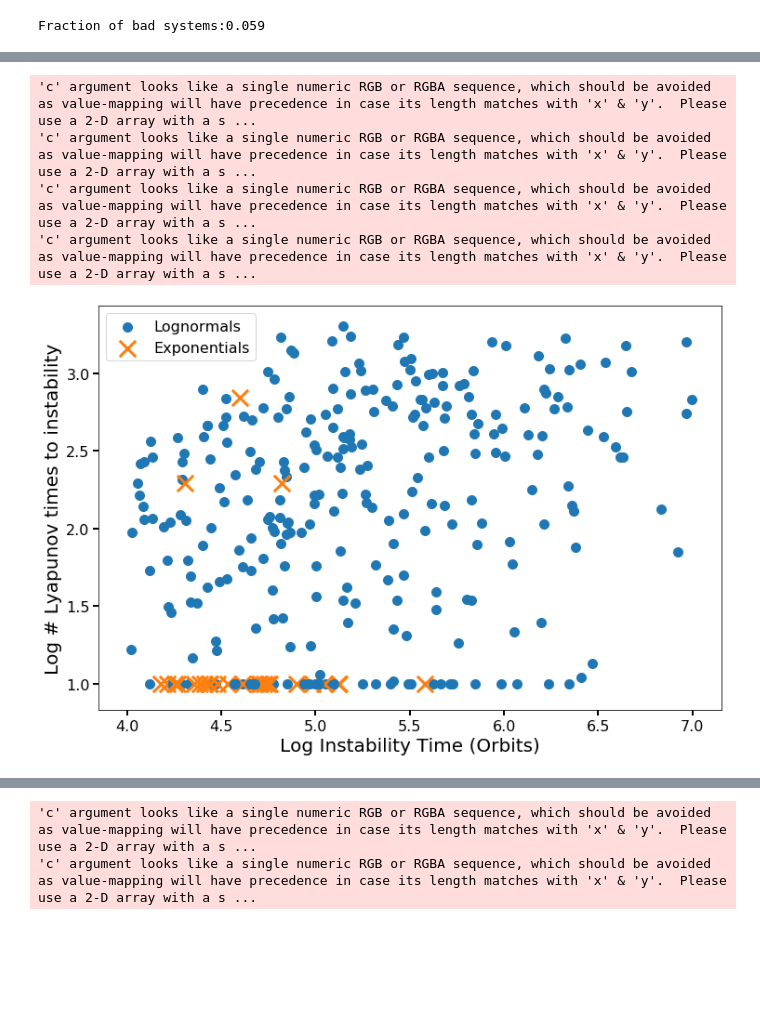
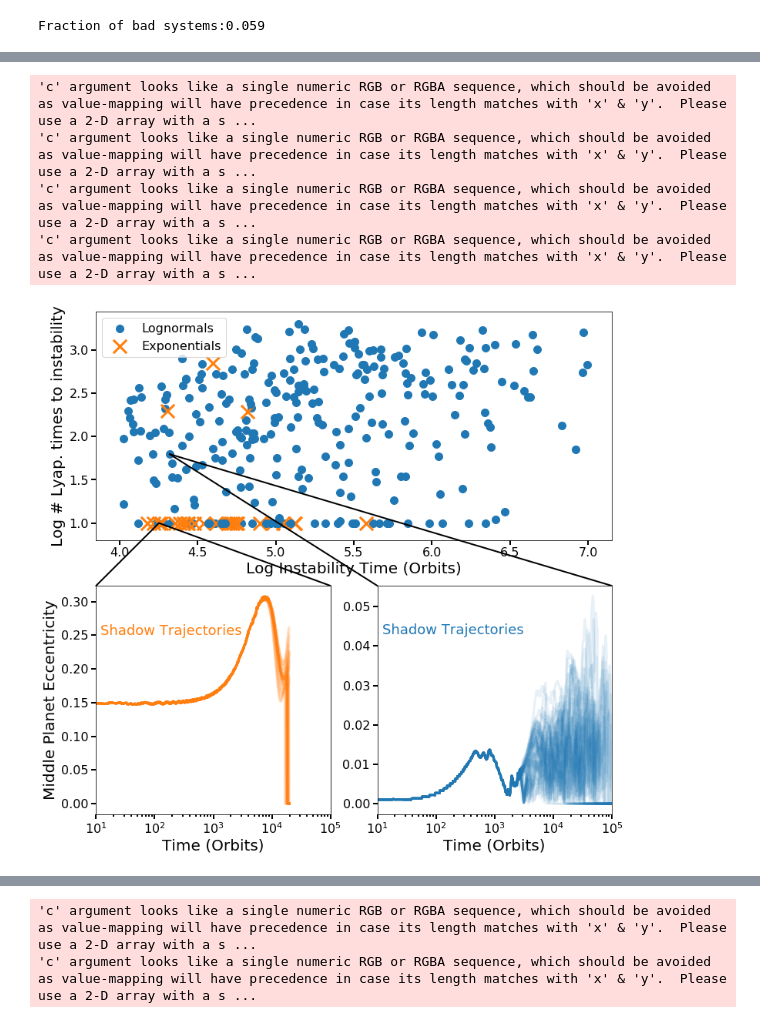
Before and after one commit to Naireen/StabilitySetImage, a Jupyter notebook: Analysis/fig2.ipynb, the cells around one changed output, grey strips where cells are left out. Saved outputs shown, nothing was run; the diff lists cells and outputs as text; code cells hidden in the pictures; blank space fills up the shorter version.

```diff
--- a/Analysis/SeparateExponentialsFromLognormals.ipynb
+++ b/Analysis/fig2.ipynb
@@ -60,0 +98,8 @@ Fraction of bad systems:0.059
+# %%
+%%time
+Nshadows = 50
+exp = 60
+lognorm = 14
+
+timesexp, eexp = es(60, Nshadows=Nshadows, tmax=2.e4)
+timeslognorm, elognorm = es(14, Nshadows=Nshadows, tmax=1.e5)
@@ -61,17 +109,51 @@ Fraction of bad systems:0.059
+# %%
+expsample = dfres[dfres['ID']==exp]
+lognormsample = dfres[dfres['ID']==lognorm]
 # %%
-fig, ax = plt.subplots(figsize=(12,8))
+fig = plt.figure(figsize=(12,12))
+gs = gridspec.GridSpec(2, 2, figure=fig)
+
+ax1 = plt.subplot(gs[0, 0:])
 cmap = plt.get_cmap("tab10")
-ax.scatter(np.log10(dfrand['instability_time'])[~badrand], np.log10(dfrand['Nlyap10'])[~badrand], c=cmap(0), marker='o', label='Lognormals')
-ax.scatter(np.log10(dfrand['instability_time'])[badrand], np.log10(dfrand['Nlyap10'])[badrand], c=cmap(1), marker='x', s=300, label='Exponentials')
-ax.scatter(np.log10(dfres['instability_time'])[~badres], np.log10(dfres['Nlyap10'])[~badres], c=cmap(0), marker='o')
-ax.scatter(np.log10(dfres['instability_time'])[badres], np.log10(dfres['Nlyap10'])[badres], c=cmap(1), marker='x', s=300)
-ax.set_xlabel('Log Instability Time (Orbits)')
-ax.set_ylabel('Log # Lyapunov times to instability')
-ax.legend()
-fig.savefig('separatelognormals.pdf', bbox_inches='tight')
+ax1.scatter(np.log10(dfrand['instability_time'])[~badrand], np.log10(dfrand['Nlyap10'])[~badrand], c=cmap(0), marker='o', label='Lognormals')
+ax1.scatter(np.log10(dfrand['instability_time'])[badrand], np.log10(dfrand['Nlyap10'])[badrand], c=cmap(1), marker='x', s=300, label='Exponentials')
+ax1.scatter(np.log10(dfres['instability_time'])[~badres], np.log10(dfres['Nlyap10'])[~badres], c=cmap(0), marker='o')
+ax1.scatter(np.log10(dfres['instability_time'])[badres], np.log10(dfres['Nlyap10'])[badres], c=cmap(1), marker='x', s=300)
+ax1.set_xlabel('Log Instability Time (Orbits)')
+ax1.set_ylabel('Log # Lyap. times to instability')
+ax1.legend()
+
+ax2 = plt.subplot(gs[1, 0])
+for i in range(Nshadows):
+    ax2.plot(timesexp, eexp[i,:], c=cmap(1), alpha=0.1)
+ax2.set_xscale('log')
+
+ax3 = plt.subplot(gs[1, 1])
+for i in range(Nshadows):
+    ax3.plot(timeslognorm, elognorm[i,:], c=cmap(0), alpha=0.1)
+ax3.set_xscale('log')
+
+ax2.set_xlim([10,1.e5])
+ax3.set_xlim([10,1.e5])
+ax2.set_ylabel('Middle Planet Eccentricity')
+ax2.set_xlabel('Time (Orbits)')
+ax3.set_xlabel('Time (Orbits)')
+
+ax1.add_artist(ConnectionPatch(xyA=(np.log10(expsample['instability_time']), np.log10(expsample['Nlyap10'])), xyB=(0, 1), coordsA="data", coordsB="axes fraction",
+                      axesA=ax1, axesB=ax2, color="k", linewidth=2))
+ax1.add_artist(ConnectionPatch(xyA=(np.log10(expsample['instability_time']), np.log10(expsample['Nlyap10'])), xyB=(1, 1), coordsA="data", coordsB="axes fraction",
+                      axesA=ax1, axesB=ax2, color="k", linewidth=2))
+ax1.add_artist(ConnectionPatch(xyA=(np.log10(lognormsample['instability_time']), np.log10(lognormsample['Nlyap10'])), xyB=(0, 1), coordsA="data", coordsB="axes fraction",
+                      axesA=ax1, axesB=ax3, color="k", linewidth=2))
+ax1.add_artist(ConnectionPatch(xyA=(np.log10(lognormsample['instability_time']), np.log10(lognormsample['Nlyap10'])), xyB=(1, 1), coordsA="data", coordsB="axes fraction",
+                      axesA=ax1, axesB=ax3, color="k", linewidth=2))
+
+ax2.text(12, 0.25, 'Shadow Trajectories', c=cmap(1), fontsize=18)
+ax3.text(12, 0.043, 'Shadow Trajectories', c=cmap(0), fontsize=18)
+fig.savefig('fig2.pdf', bbox_inches='tight')
 # %% [output]
 'c' argument looks like a single numeric RGB or RGBA sequence, which should be avoided as value-mapping will have precedence in case its length matches with 'x' & 'y'.  Please use a 2-D array with a s ...
 'c' argument looks like a single numeric RGB or RGBA sequence, which should be avoided as value-mapping will have precedence in case its length matches with 'x' & 'y'.  Please use a 2-D array with a s ...
 'c' argument looks like a single numeric RGB or RGBA sequence, which should be avoided as value-mapping will have precedence in case its length matches with 'x' & 'y'.  Please use a 2-D array with a s ...
 'c' argument looks like a single numeric RGB or RGBA sequence, which should be avoided as value-mapping will have precedence in case its length matches with 'x' & 'y'.  Please use a 2-D array with a s ...
-[figure, old version]
+[figure, new version]
```
Also changed, not shown: parts of 4 cells of this notebook.
